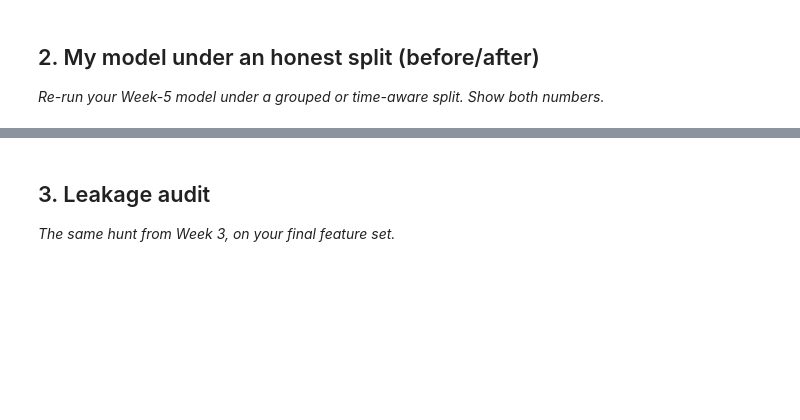
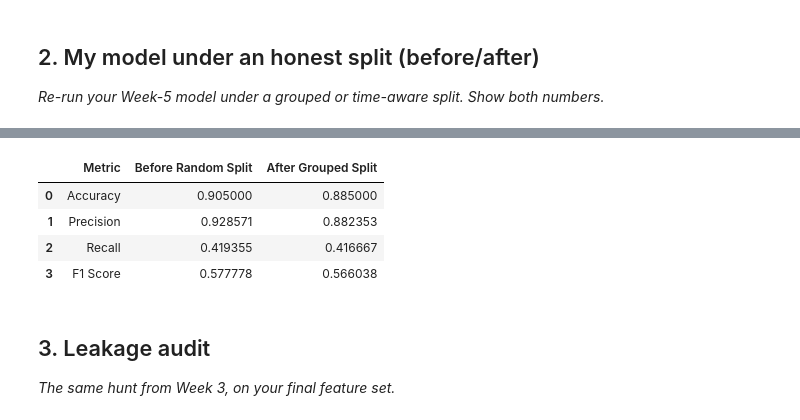
Before and after one commit to Zeeshan4511/flyrank-ml-internship, a Jupyter notebook: work/notebooks/w06_validation_audit.ipynb, the cells around one changed output, grey strips where cells are left out. Drawn from its saved outputs; the diff is of its cells as text; code cells hidden in the pictures; blank space fills up the shorter version.

```diff
--- a/work/notebooks/w06_validation_audit.ipynb
+++ b/work/notebooks/w06_validation_audit.ipynb
@@ -23,3 +137,79 @@ This skeleton is yours to fill. Work the sections **in order** — each one has
+# %%
+groups = df["Participant_ID"]
+
+group_split = GroupShuffleSplit(
+    n_splits=1,
+    test_size=0.20,
+    random_state=42
+)
+
+train_idx, test_idx = next(
+    group_split.split(X, y, groups=groups)
+)
+
+X_group_train = X.iloc[train_idx]
+X_group_test = X.iloc[test_idx]
+
+y_group_train = y.iloc[train_idx]
+y_group_test = y.iloc[test_idx]
+
+rf_group = RandomForestClassifier(
+    n_estimators=200,
+    random_state=42
+)
+
+rf_group.fit(X_group_train, y_group_train)
+
+rf_group_pred = rf_group.predict(X_group_test)
+
+after_accuracy = accuracy_score(
+    y_group_test,
+    rf_group_pred
+)
+
+after_precision = precision_score(
+    y_group_test,
+    rf_group_pred
+)
+
+after_recall = recall_score(
+    y_group_test,
+    rf_group_pred
+)
+
+after_f1 = f1_score(
+    y_group_test,
+    rf_group_pred
+)
+
+after_results = pd.DataFrame({
+    "Metric": [
+        "Accuracy",
+        "Precision",
+        "Recall",
+        "F1 Score"
+    ],
+    "Before Random Split": [
+        accuracy_score(y_test, rf_pred),
+        precision_score(y_test, rf_pred),
+        recall_score(y_test, rf_pred),
+        f1_score(y_test, rf_pred)
+    ],
+    "After Grouped Split": [
+        after_accuracy,
+        after_precision,
+        after_recall,
+        after_f1
+    ]
+})
+
+after_results
+# %% [output]
+|  | Metric | Before Random Split | After Grouped Split |
+| 0 | Accuracy | 0.905000 | 0.885000 |
+| 1 | Precision | 0.928571 | 0.882353 |
+| 2 | Recall | 0.419355 | 0.416667 |
+| 3 | F1 Score | 0.577778 | 0.566038 |
 # %% [markdown]
 ## 3. Leakage audit
 
```
Also changed, not shown: parts of 15 cells of this notebook.
